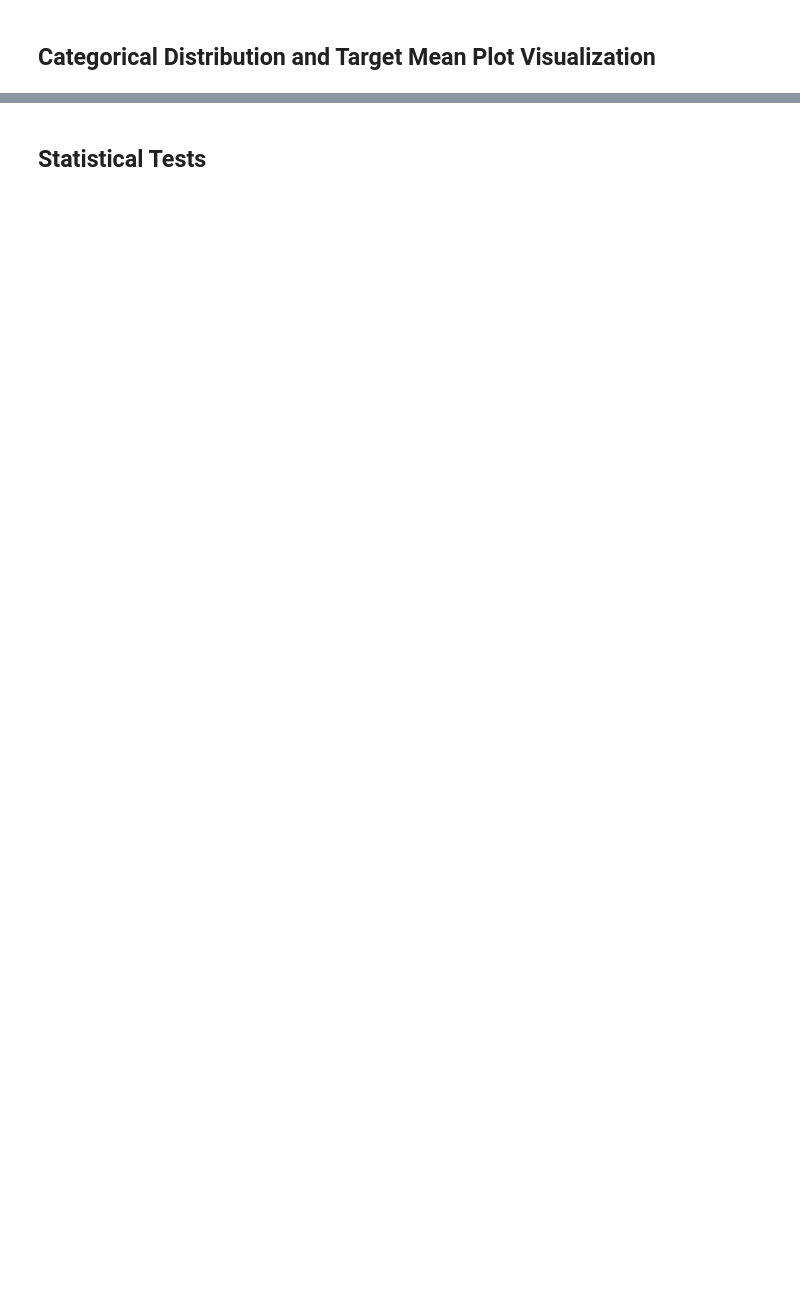
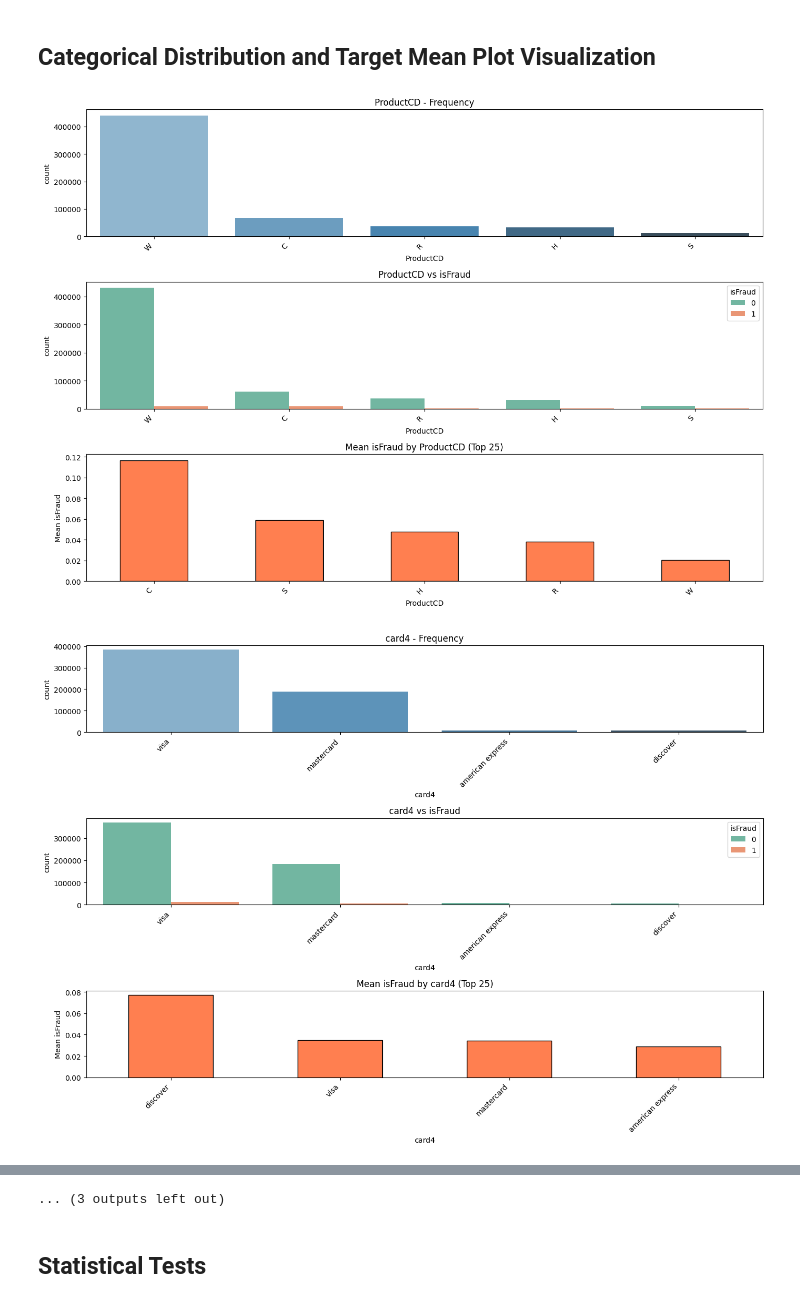
Before and after one commit to Manishshtestha/Classification, a Jupyter notebook: IEEE-Fraud-Detection/Exploratory Data Analysis.ipynb, the cells around one changed output, grey strips where cells are left out. Drawn from its saved outputs; the diff is of its cells as text; code cells hidden in the pictures; blank space fills up the shorter version.

```diff
--- a/IEEE-Fraud-Detection/Exploratory Data Analysis.ipynb
+++ b/IEEE-Fraud-Detection/Exploratory Data Analysis.ipynb
@@ -107,27 +271,33 @@ for col in num_cols[:10]:
 # %% [markdown]
 ## Categorical Distribution and Target Mean Plot Visualization
 # %%
+top_n = 25
+
 for col in cat_cols[:15]:
-    plt.figure(figsize=(20, 8))
+    plt.figure(figsize=(14, 10))  # Reasonable size
 
     plt.subplot(3, 1, 1)
-    sns.countplot(x = col, data = df)
-    plt.title(f"{col} Frequency")
-    plt.xticks(rotation=45, ha='right')
+    sns.countplot(x=col, data=df, order=df[col].value_counts().index, palette='Blues_d')
+    plt.title(f"{col} - Frequency")
+    plt.xticks(rotation=45, ha='right')
 
     plt.subplot(3, 1, 2)
-    sns.countplot(x= col, hue = 'isFraud', data = df)
-    plt.title(f"{col} vs isFraud")
-    plt.xticks(rotation=45, ha='right')
+    sns.countplot(x=col, hue='isFraud', data=df, order=df[col].value_counts().index, palette='Set2')
+    plt.title(f"{col} vs isFraud")
+    plt.xticks(rotation=45, ha='right')
+    plt.legend(title='isFraud')
 
-    plt.subplot(3,1,3)
-    target_mean = df.groupby(col)['isFraud'].mean()
-    top_categories = target_mean.sort_values(ascending=False).head(15)
-    top_categories.plot(kind='bar')
-    plt.title(f"{col} Target Mean (Top {top_n})")
-    plt.ylabel("Mean isFraud")
-    plt.xticks(rotation=45, ha='right')
+    plt.subplot(3, 1, 3)
+    target_mean = df.groupby(col)['isFraud'].mean()
+    top_categories = target_mean.sort_values(ascending=False).head(top_n)
+    top_categories.plot(kind='bar', color='coral', edgecolor='black')
+    plt.title(f"Mean isFraud by {col} (Top {top_n})")
+    plt.ylabel("Mean isFraud")
+    plt.xticks(rotation=45, ha='right')
 
     plt.tight_layout()
     plt.show()
     plt.close()
+# %% [output]
+[figure, added]
+[figure, added]
@@ -134,3 +314,4 @@ for col in cat_cols[:15]:
+... (3 outputs left out)
 # %% [markdown]
 ## Statistical Tests
 # %%
```
Also changed, not shown: parts of 20 cells of this notebook.
